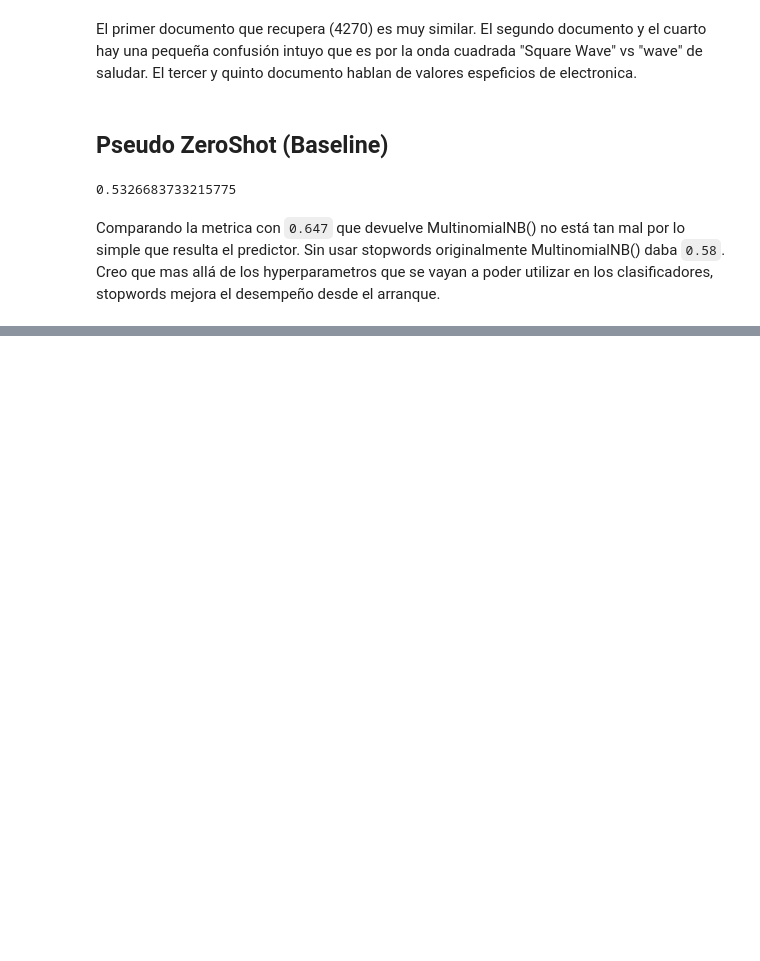
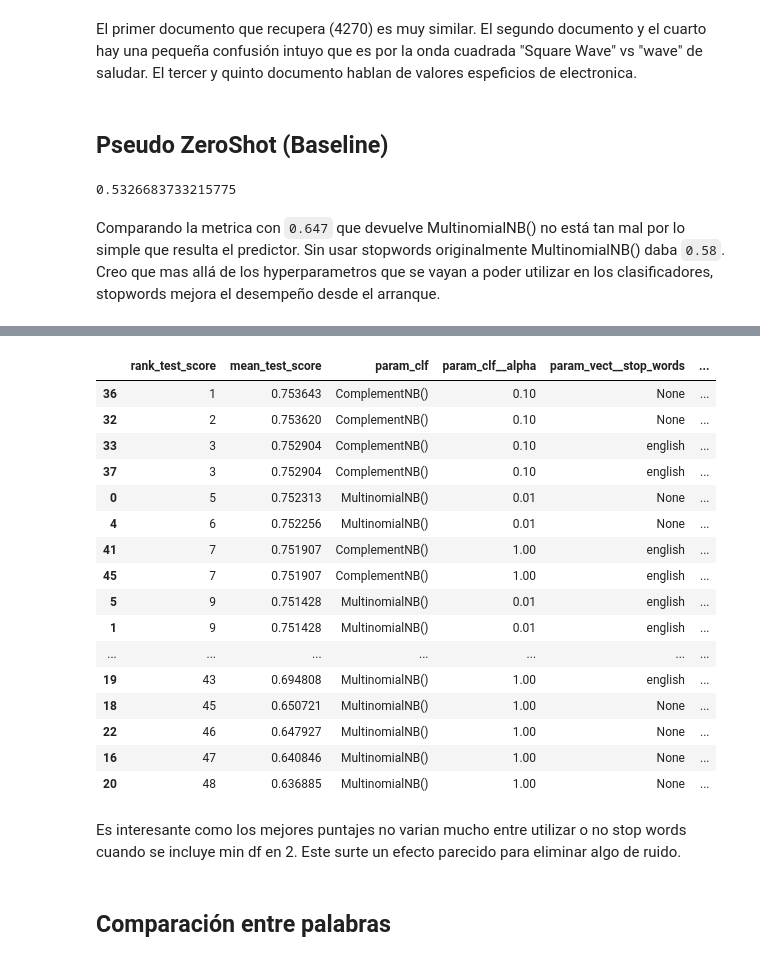
Before and after one commit to joseluisdiaz/procesamiento_lenguaje_natural-tp, a Jupyter notebook: Desafio_1.ipynb, the cells around one changed output, grey strips where cells are left out. Drawn from its saved outputs; the diff is of its cells as text; code cells hidden in the pictures; blank space fills up the shorter version.

```diff
--- a/Desafio_1.ipynb
+++ b/Desafio_1.ipynb
@@ -422,0 +524,42 @@ Comparando la metrica con `0.647` que devuelve MultinomialNB() no está tan mal
+# %%
+import pandas as pd
+
+pd.set_option('display.max_colwidth', 100)
+
+results_df = pd.DataFrame(grid_search.cv_results_)
+
+results_df = results_df.sort_values(by="rank_test_score")
+
+relevant_columns = [
+    "rank_test_score",
+    "mean_test_score",
+    "param_clf",
+    "param_clf__alpha",
+    "param_vect__stop_words",
+    "param_vect__min_df",
+    "param_vect__max_df"
+]
+
+results_df[relevant_columns]
+# %% [output]
+|  | rank_test_score | mean_test_score | param_clf | param_clf__alpha | param_vect__stop_words | ... |
+| 36 | 1 | 0.753643 | ComplementNB() | 0.10 | None | ... |
+| 32 | 2 | 0.753620 | ComplementNB() | 0.10 | None | ... |
+| 33 | 3 | 0.752904 | ComplementNB() | 0.10 | english | ... |
+| 37 | 3 | 0.752904 | ComplementNB() | 0.10 | english | ... |
+| 0 | 5 | 0.752313 | MultinomialNB() | 0.01 | None | ... |
+| 4 | 6 | 0.752256 | MultinomialNB() | 0.01 | None | ... |
+| 41 | 7 | 0.751907 | ComplementNB() | 1.00 | english | ... |
+| 45 | 7 | 0.751907 | ComplementNB() | 1.00 | english | ... |
+| 5 | 9 | 0.751428 | MultinomialNB() | 0.01 | english | ... |
+| 1 | 9 | 0.751428 | MultinomialNB() | 0.01 | english | ... |
+| ... | ... | ... | ... | ... | ... | ... |
+| 19 | 43 | 0.694808 | MultinomialNB() | 1.00 | english | ... |
+| 18 | 45 | 0.650721 | MultinomialNB() | 1.00 | None | ... |
+| 22 | 46 | 0.647927 | MultinomialNB() | 1.00 | None | ... |
+| 16 | 47 | 0.640846 | MultinomialNB() | 1.00 | None | ... |
+| 20 | 48 | 0.636885 | MultinomialNB() | 1.00 | None | ... |
+# %% [markdown]
+Es interesante como los mejores puntajes no varian mucho entre utilizar o no stop words cuando se incluye min df en 2. Este surte un efecto parecido para eliminar algo de ruido.
+# %% [markdown]
+## Comparación entre palabras
```
Also changed, not shown: parts of 11 cells of this notebook.
